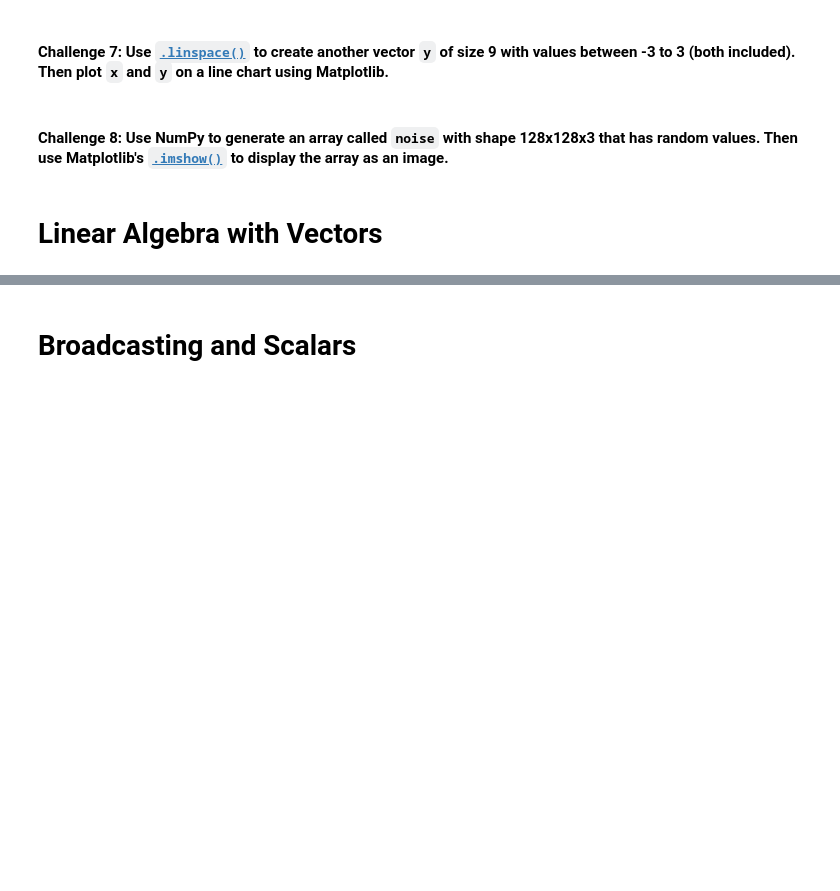
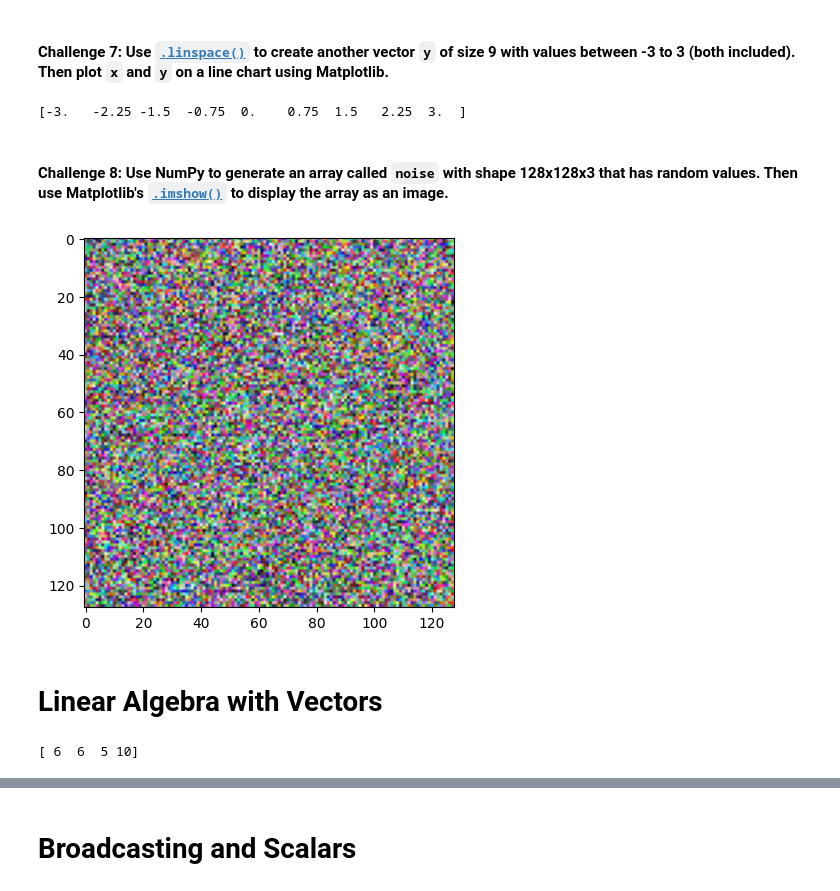
Before and after one commit to build-by-dhruv/advance_computation_with_numpy, a Jupyter notebook: Computation_with_NumPy_and_N_Dimensional_Arrays_(start).ipynb, the cells around one changed output, grey strips where cells are left out. Saved outputs shown, nothing was run; the diff lists cells and outputs as text; code cells hidden in the pictures; blank space fills up the shorter version.

```diff
--- a/Computation_with_NumPy_and_N_Dimensional_Arrays_(start).ipynb
+++ b/Computation_with_NumPy_and_N_Dimensional_Arrays_(start).ipynb
@@ -128,3 +174,10 @@ Hint: Use the [`.random()` function](https://numpy.org/doc/stable/reference/rand
 #### **Challenge 6**: Use [`.linspace()`](https://numpy.org/doc/stable/reference/generated/numpy.linspace.html) to create a vector `x` of size 9 with values spaced out evenly between 0 to 100 (both included).
 # %% [markdown]
 #### **Challenge 7**: Use [`.linspace()`](https://numpy.org/doc/stable/reference/generated/numpy.linspace.html) to create another vector `y` of size 9 with values between -3 to 3 (both included). Then plot `x` and `y` on a line chart using Matplotlib.
+# %%
+x = np.linspace(start=-3, stop=3, num=9   )
+print(x)
+
+line_chat = plt.plo
+# %% [output]
+[-3.   -2.25 -1.5  -0.75  0.    0.75  1.5   2.25  3.  ]
@@ -132,0 +196,11 @@ Hint: Use the [`.random()` function](https://numpy.org/doc/stable/reference/rand
+# %%
+import numpy as np
+
+noise = np.random.rand(128, 128, 3)
+import matplotlib.pyplot as plt
+
+plt.imshow(noise)
+plt.show()
+plt.show()
+# %% [output]
+[figure, added]
@@ -139,3 +216,7 @@ v2 = np.array([2, 1, 3, 3])
 # Python Lists vs ndarrays
 list1 = [4, 5, 2, 7]
 list2 = [2, 1, 3, 3]
+# %%
+print(v1+v2)
+# %% [output]
+[ 6  6  5 10]
```
Also changed, not shown: parts of 29 cells of this notebook, 1 other file.
